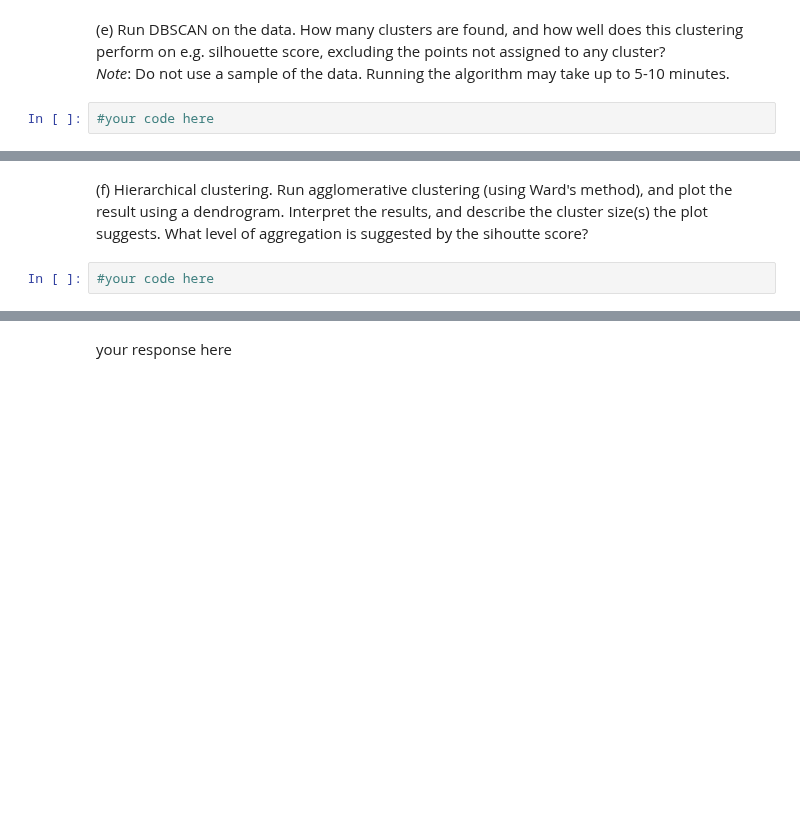
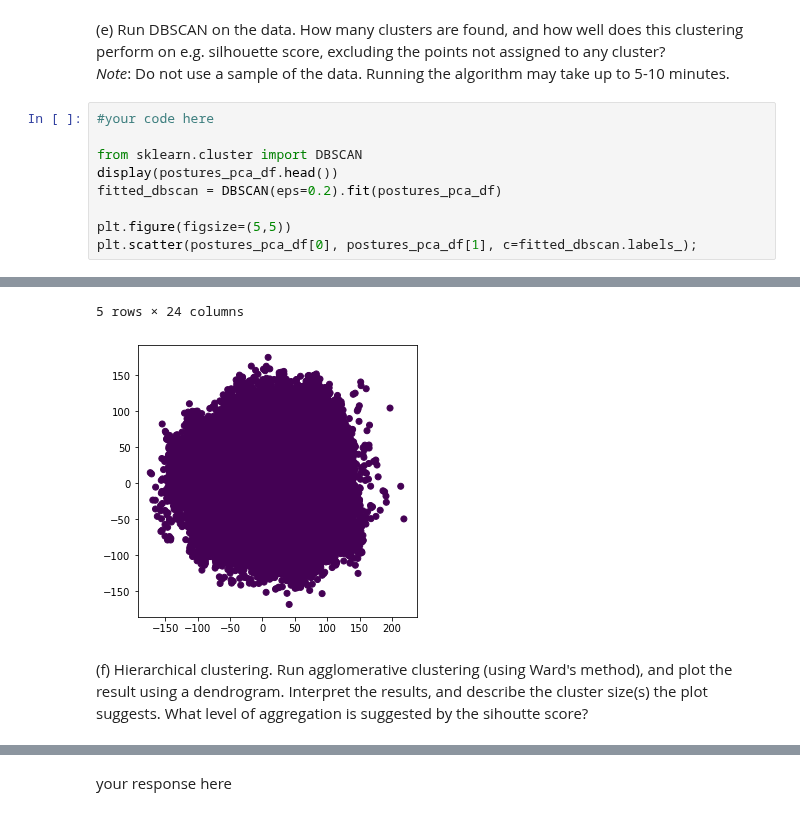
Before and after one commit to jackxxu/2020-CS109B, a Jupyter notebook: content/homeworks/hw02/notebook/cs109b_hw2.ipynb, the cells around one changed output, grey strips where cells are left out. Saved outputs shown, nothing was run; the diff lists cells and outputs as text; blank space fills up the shorter version.

```diff
--- a/content/homeworks/hw02/notebook/cs109b_hw2.ipynb
+++ b/content/homeworks/hw02/notebook/cs109b_hw2.ipynb
@@ -457,5 +457,13 @@ however, maybe due to the nature of the data being 3d coordinates, this group di
 # %% [markdown]
 (e) Run DBSCAN on the data. How many clusters are found, and how well does this clustering perform on e.g. silhouette score, excluding the points not assigned to any cluster?
 *Note*: Do not use a sample of the data. Running the algorithm may take up to 5-10 minutes.
-# %%
-#your code here
+# %%
+#your code here
+
+from sklearn.cluster import DBSCAN
+display(postures_pca_df.head())
+fitted_dbscan = DBSCAN(eps=0.2).fit(postures_pca_df)
+
+plt.figure(figsize=(5,5))
+plt.scatter(postures_pca_df[0], postures_pca_df[1], c=fitted_dbscan.labels_);
+# %% [output]
@@ -462,4 +476,4 @@ however, maybe due to the nature of the data being 3d coordinates, this group di
+5 rows × 24 columns
+[figure, added]
 # %% [markdown]
 (f) Hierarchical clustering. Run agglomerative clustering (using Ward's method), and plot the result using a dendrogram. Interpret the results, and describe the cluster size(s) the plot suggests. What level of aggregation is suggested by the sihoutte score?
-# %%
-#your code here
```
Also changed, not shown: parts of 3 cells of this notebook.
